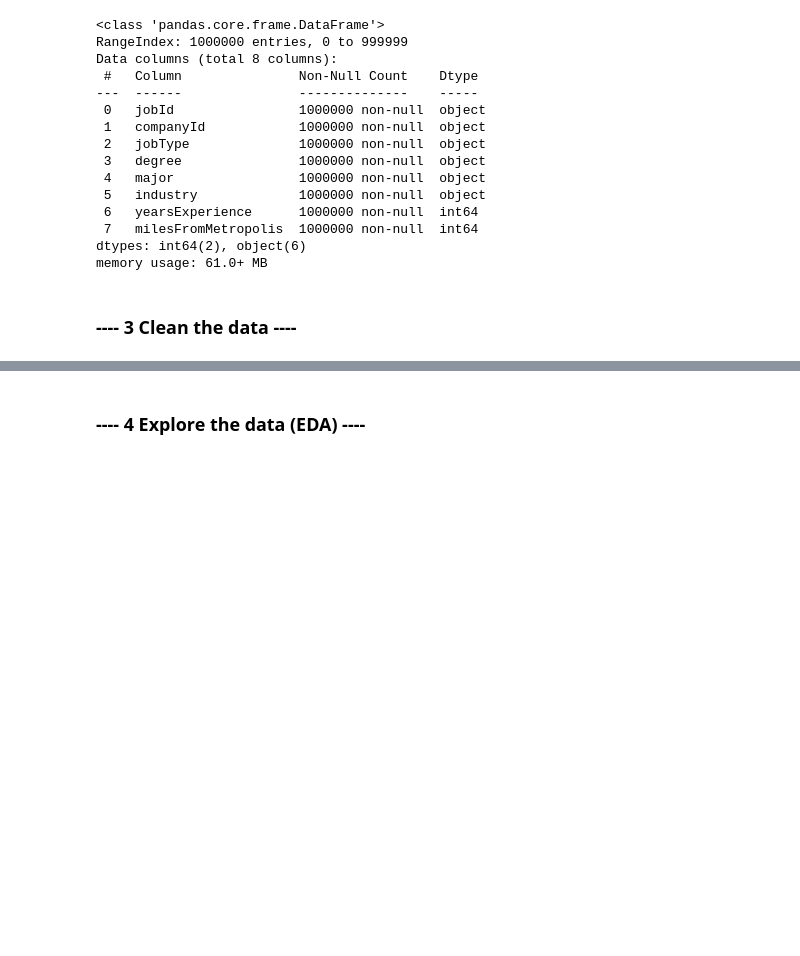
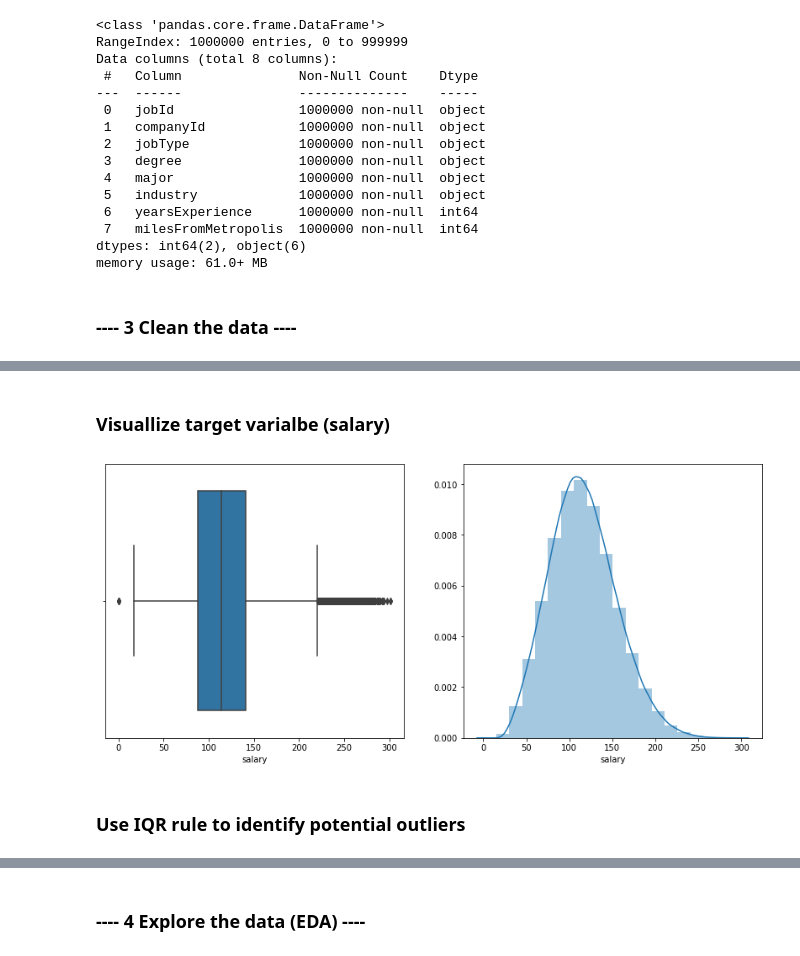
Before and after one commit to meekforDS/salarypredictionportfolio, a Jupyter notebook: Salary Prediction Notebook.ipynb, the cells around one changed output, grey strips where cells are left out. Cells and saved outputs as stored; diff of their text form; code cells hidden in the pictures; blank space fills up the shorter version.

```diff
--- a/Salary Prediction Notebook.ipynb
+++ b/Salary Prediction Notebook.ipynb
@@ -130,0 +181,3 @@ memory usage: 61.0+ MB
+# %%
+# Merge the features and salaries on jobId, delete original file to save memory
+train_df = pd.merge(train_feature_df, train_target_df, on='jobId')
@@ -130,0 +215,13 @@ memory usage: 61.0+ MB
+# %% [markdown]
+### Visuallize target varialbe (salary)
+# %%
+plt.figure(figsize = (14, 6))
+plt.subplot(1,2,1)
+sns.boxplot(train_df.salary)
+plt.subplot(1,2,2)
+sns.distplot(train_df.salary, bins=20)
+plt.show()
+# %% [output]
+[figure, added]
+# %% [markdown]
+### Use IQR rule to identify potential outliers
```
Also changed, not shown: parts of 38 cells of this notebook.
